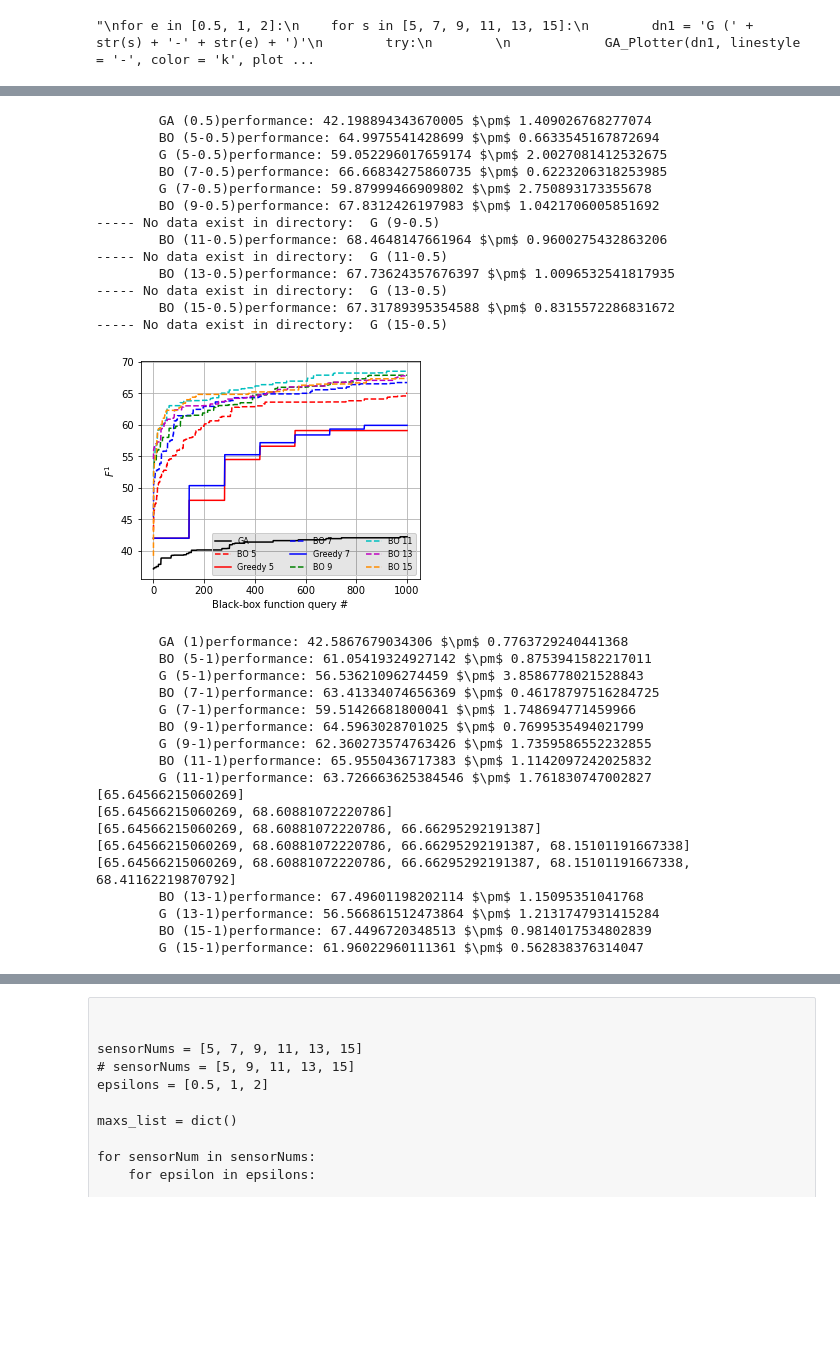
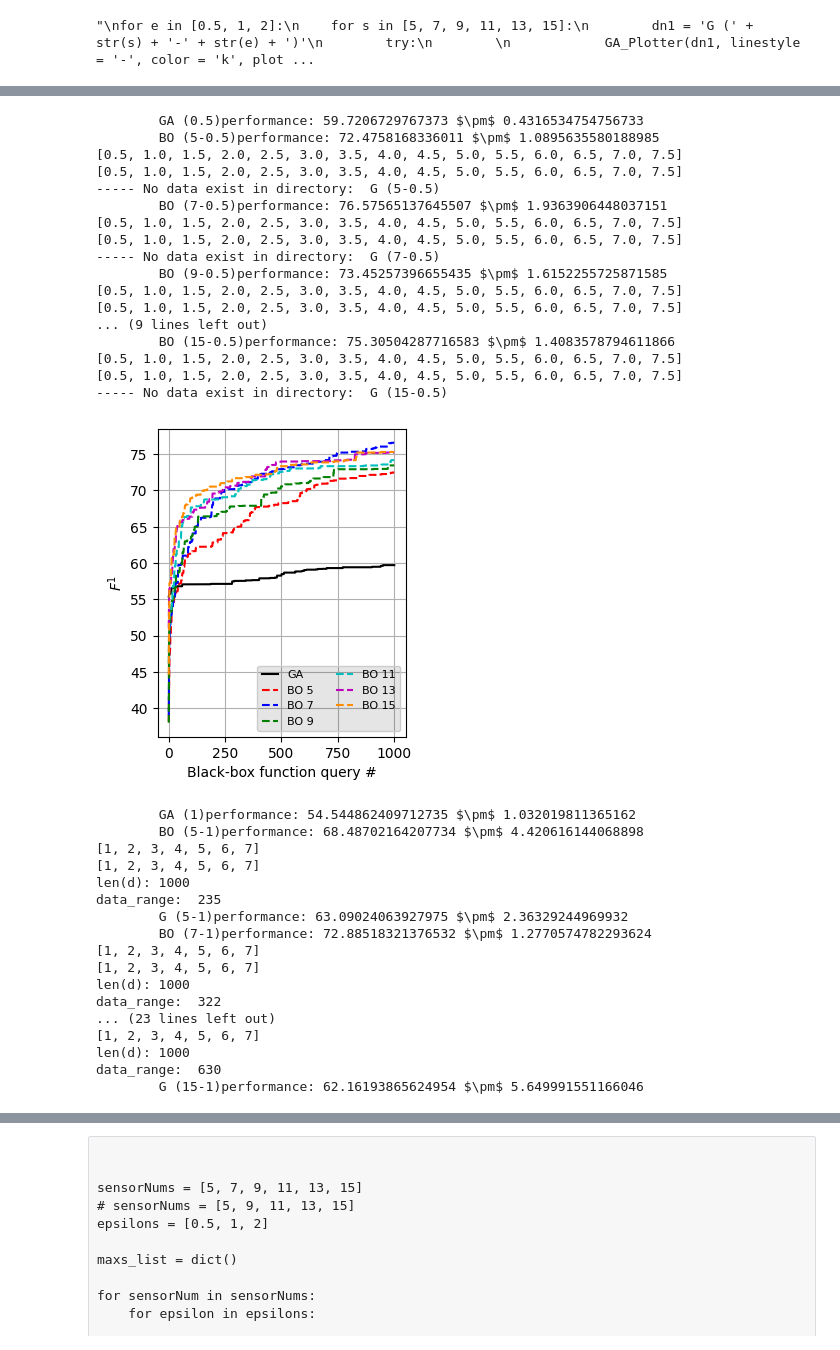
Before and after one commit to shadangolestan/Smart-Home-Sensor-Placement-Optimization, a Jupyter notebook: SensorDeploymentOptimization/Results Insights.ipynb, the cells around one changed output, grey strips where cells are left out. Drawn from its saved outputs; the diff is of its cells as text; code cells hidden in the pictures; blank space fills up the shorter version.

```diff
--- a/SensorDeploymentOptimization/Results Insights.ipynb
+++ b/SensorDeploymentOptimization/Results Insights.ipynb
@@ -1,4 +1,6 @@
 # %%
+!pip3 install image
+
 import ResultsInspectors.ga_inspector as gai
 import ResultsInspectors.bo_inspector as boi
 import matplotlib.pyplot as plt
@@ -23,5 +25,5 @@ import ast
 from collections import defaultdict
 
 accuracies = dict()
-testbed = 'Testbed2/'
+testbed = 'Testbed1/'
 results_directory = 'Final Results (Random Initial State)/' + testbed
@@ -380,6 +392,7 @@ def frange(start, stop, step):
             steps.append(start)
             start +=step
 
+        print(steps)
         return steps
 
 sensorNums = [5, 7, 9, 11, 13, 15]
@@ -397,7 +410,7 @@ colors = ['r', 'b', 'g', 'c', 'm', 'darkorange']
 for e in epsilons:
     index = 0
     BOnames = ['GA']
-    fig, ax = plt.subplots(figsize=(5, 4))
+    fig, ax = plt.subplots(figsize=(3.2, 4))
     dn1 = 'GA (' + str(e) + ')'
     GA_Plotter(dn1,
                linestyle = '-',
@@ -448,67 +461,67 @@ for e in epsilons:
             # S = int(int((8 - e)*int(np.floor(np.ceil(5.2) - e))) / (e**2))
 
             placed_sn = min(S, sn)
-
-            # print(S)
-            # print(placed_sn)
             # print(int((S * placed_sn) - ((placed_sn * (placed_sn - 1)) / 2)))
 
 
             Greedy_Plotter(dn3,
                         holdplot = True,
                         plotDataPoints = True,
                         name = dn2,
                         e = e,
                         linestyle = styles[0][1],
                         marker = styles[0][0],
                         color = colors[index],
-                        data_range = int((S * placed_sn) - ((placed_sn * (placed_sn + 1)) / 2)))
+                        data_range = int((S * placed_sn) - ((placed_sn * (placed_sn - 1)) / 2)))
 
             BOnames.append('Greedy ' + str(sn))
 
         except:
             print('----- No data exist in directory: ', dn3)
 
 
 
         # plt.legend([line1, line2, line3], ['label1', 'label2', 'label3'])
 
-        legend = plt.legend(BOnames, ncol=3, prop={'size': 8}, loc = 'lower right')
+        legend = plt.legend(BOnames, ncol=2, prop={'size': 8}, loc = 'lower right', handlelength = 1.5)
         legend.get_frame().set_alpha(None)
         legend.get_frame().set_facecolor((0, 0, 0, 0.1))
         # plt.grid()
 
     plt.show()
 # %% [output]
-        GA (0.5)performance: 42.198894343670005 $\pm$ 1.409026768277074
-        BO (5-0.5)performance: 64.9975541428699 $\pm$ 0.6633545167872694
-        G (5-0.5)performance: 59.052296017659174 $\pm$ 2.0027081412532675
-        BO (7-0.5)performance: 66.66834275860735 $\pm$ 0.6223206318253985
-        G (7-0.5)performance: 59.87999466909802 $\pm$ 2.750893173355678
-        BO (9-0.5)performance: 67.8312426197983 $\pm$ 1.0421706005851692
------ No data exist in directory:  G (9-0.5)
-        BO (11-0.5)performance: 68.4648147661964 $\pm$ 0.9600275432863206
------ No data exist in directory:  G (11-0.5)
-        BO (13-0.5)performance: 67.73624357676397 $\pm$ 1.0096532541817935
------ No data exist in directory:  G (13-0.5)
-        BO (15-0.5)performance: 67.31789395354588 $\pm$ 0.8315572286831672
+        GA (0.5)performance: 59.7206729767373 $\pm$ 0.4316534754756733
+        BO (5-0.5)performance: 72.4758168336011 $\pm$ 1.0895635580188985
+[0.5, 1.0, 1.5, 2.0, 2.5, 3.0, 3.5, 4.0, 4.5, 5.0, 5.5, 6.0, 6.5, 7.0, 7.5]
+[0.5, 1.0, 1.5, 2.0, 2.5, 3.0, 3.5, 4.0, 4.5, 5.0, 5.5, 6.0, 6.5, 7.0, 7.5]
+----- No data exist in directory:  G (5-0.5)
+        BO (7-0.5)performance: 76.57565137645507 $\pm$ 1.9363906448037151
+[0.5, 1.0, 1.5, 2.0, 2.5, 3.0, 3.5, 4.0, 4.5, 5.0, 5.5, 6.0, 6.5, 7.0, 7.5]
+[0.5, 1.0, 1.5, 2.0, 2.5, 3.0, 3.5, 4.0, 4.5, 5.0, 5.5, 6.0, 6.5, 7.0, 7.5]
+----- No data exist in directory:  G (7-0.5)
+        BO (9-0.5)performance: 73.45257396655435 $\pm$ 1.6152255725871585
+[0.5, 1.0, 1.5, 2.0, 2.5, 3.0, 3.5, 4.0, 4.5, 5.0, 5.5, 6.0, 6.5, 7.0, 7.5]
+[0.5, 1.0, 1.5, 2.0, 2.5, 3.0, 3.5, 4.0, 4.5, 5.0, 5.5, 6.0, 6.5, 7.0, 7.5]
+... (9 lines left out)
+        BO (15-0.5)performance: 75.30504287716583 $\pm$ 1.4083578794611866
+[0.5, 1.0, 1.5, 2.0, 2.5, 3.0, 3.5, 4.0, 4.5, 5.0, 5.5, 6.0, 6.5, 7.0, 7.5]
+[0.5, 1.0, 1.5, 2.0, 2.5, 3.0, 3.5, 4.0, 4.5, 5.0, 5.5, 6.0, 6.5, 7.0, 7.5]
 ----- No data exist in directory:  G (15-0.5)
-[figure, old version]
+[figure, new version]
-        GA (1)performance: 42.5867679034306 $\pm$ 0.7763729240441368
-        BO (5-1)performance: 61.05419324927142 $\pm$ 0.8753941582217011
-        G (5-1)performance: 56.53621096274459 $\pm$ 3.8586778021528843
-        BO (7-1)performance: 63.41334074656369 $\pm$ 0.46178797516284725
-        G (7-1)performance: 59.51426681800041 $\pm$ 1.748694771459966
-        BO (9-1)performance: 64.5963028701025 $\pm$ 0.7699535494021799
-        G (9-1)performance: 62.360273574763426 $\pm$ 1.7359586552232855
-        BO (11-1)performance: 65.9550436717383 $\pm$ 1.1142097242025832
-        G (11-1)performance: 63.726663625384546 $\pm$ 1.761830747002827
-[65.64566215060269]
-[65.64566215060269, 68.60881072220786]
-[65.64566215060269, 68.60881072220786, 66.66295292191387]
-[65.64566215060269, 68.60881072220786, 66.66295292191387, 68.15101191667338]
-[65.64566215060269, 68.60881072220786, 66.66295292191387, 68.15101191667338, 68.41162219870792]
-        BO (13-1)performance: 67.49601198202114 $\pm$ 1.15095351041768
-        G (13-1)performance: 56.566861512473864 $\pm$ 1.2131747931415284
-        BO (15-1)performance: 67.4496720348513 $\pm$ 0.9814017534802839
-        G (15-1)performance: 61.96022960111361 $\pm$ 0.562838376314047
+        GA (1)performance: 54.544862409712735 $\pm$ 1.032019811365162
+        BO (5-1)performance: 68.48702164207734 $\pm$ 4.420616144068898
+[1, 2, 3, 4, 5, 6, 7]
+[1, 2, 3, 4, 5, 6, 7]
+len(d): 1000
+data_range:  235
+        G (5-1)performance: 63.09024063927975 $\pm$ 2.36329244969932
+        BO (7-1)performance: 72.88518321376532 $\pm$ 1.2770574782293624
+[1, 2, 3, 4, 5, 6, 7]
+[1, 2, 3, 4, 5, 6, 7]
+len(d): 1000
+data_range:  322
+... (23 lines left out)
+[1, 2, 3, 4, 5, 6, 7]
+len(d): 1000
+data_range:  630
+        G (15-1)performance: 62.16193865624954 $\pm$ 5.649991551166046
```
Also changed, not shown: parts of 9 cells of this notebook, 35 other files.
